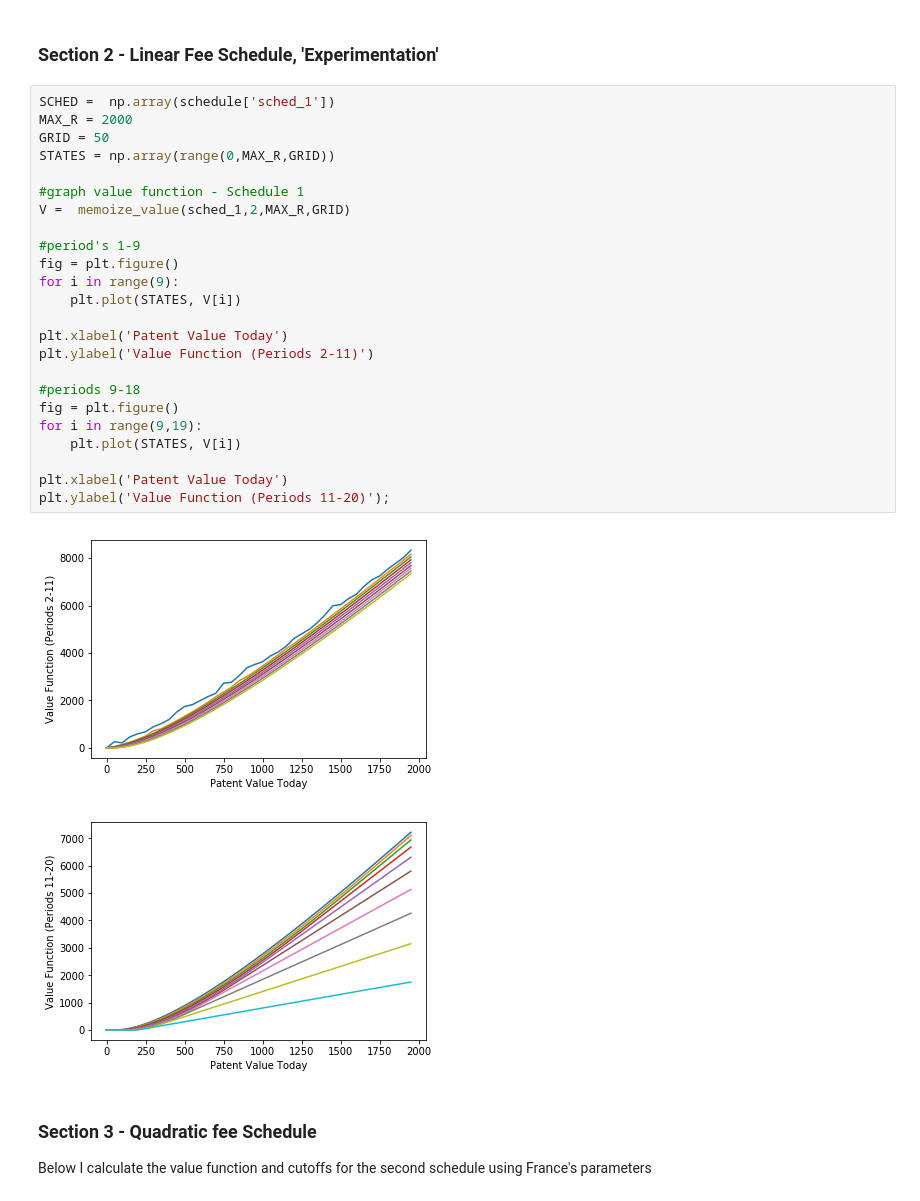
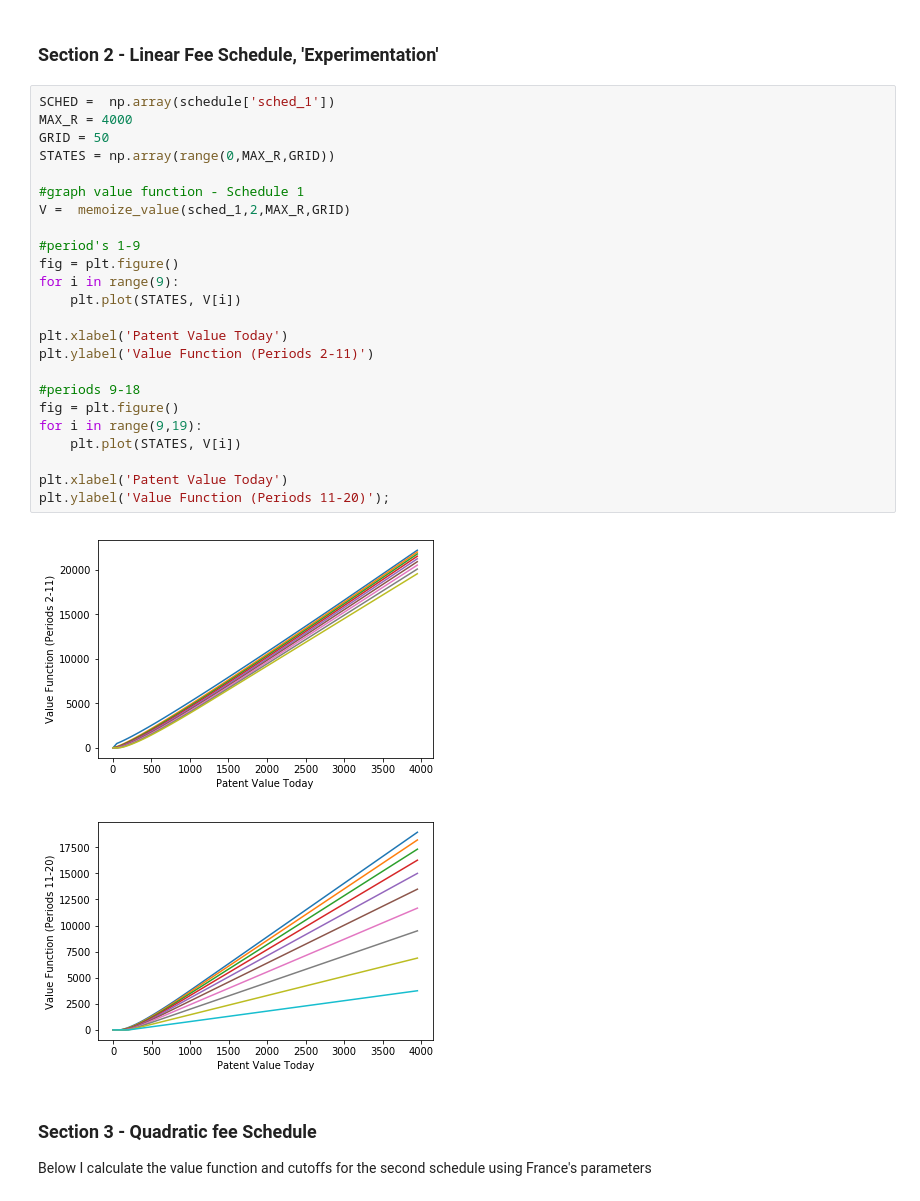
Before and after one commit to ericschulman/struct, a Jupyter notebook: hw3_io/Pakes.ipynb, the cells around one changed output. Drawn from its saved outputs; the diff is of its cells as text.

```diff
--- a/hw3_io/Pakes.ipynb
+++ b/hw3_io/Pakes.ipynb
@@ -177,31 +151,31 @@ Cutoff Vales: [20, 20, 20, 20, 40, 40, 60, 80, 80, 100, 120, 120, 140, 140, 160,
 ### Section 2 - Linear Fee Schedule, 'Experimentation'
 # %%
 SCHED =  np.array(schedule['sched_1'])
-MAX_R = 2000
+MAX_R = 4000
 GRID = 50
 STATES = np.array(range(0,MAX_R,GRID))
 
 #graph value function - Schedule 1
 V =  memoize_value(sched_1,2,MAX_R,GRID)
 
 #period's 1-9
 fig = plt.figure()
 for i in range(9):
     plt.plot(STATES, V[i])
 
 plt.xlabel('Patent Value Today')
 plt.ylabel('Value Function (Periods 2-11)')
 
 #periods 9-18
 fig = plt.figure()
 for i in range(9,19):
     plt.plot(STATES, V[i])
 
 plt.xlabel('Patent Value Today')
 plt.ylabel('Value Function (Periods 11-20)');
 # %% [output]
-[figure, old version]
+[figure, new version]
-[figure, old version]
+[figure, new version]
 # %% [markdown]
 ### Section 3 - Quadratic fee Schedule
 
```
Also changed, not shown: parts of 11 cells of this notebook, 2 other files.
